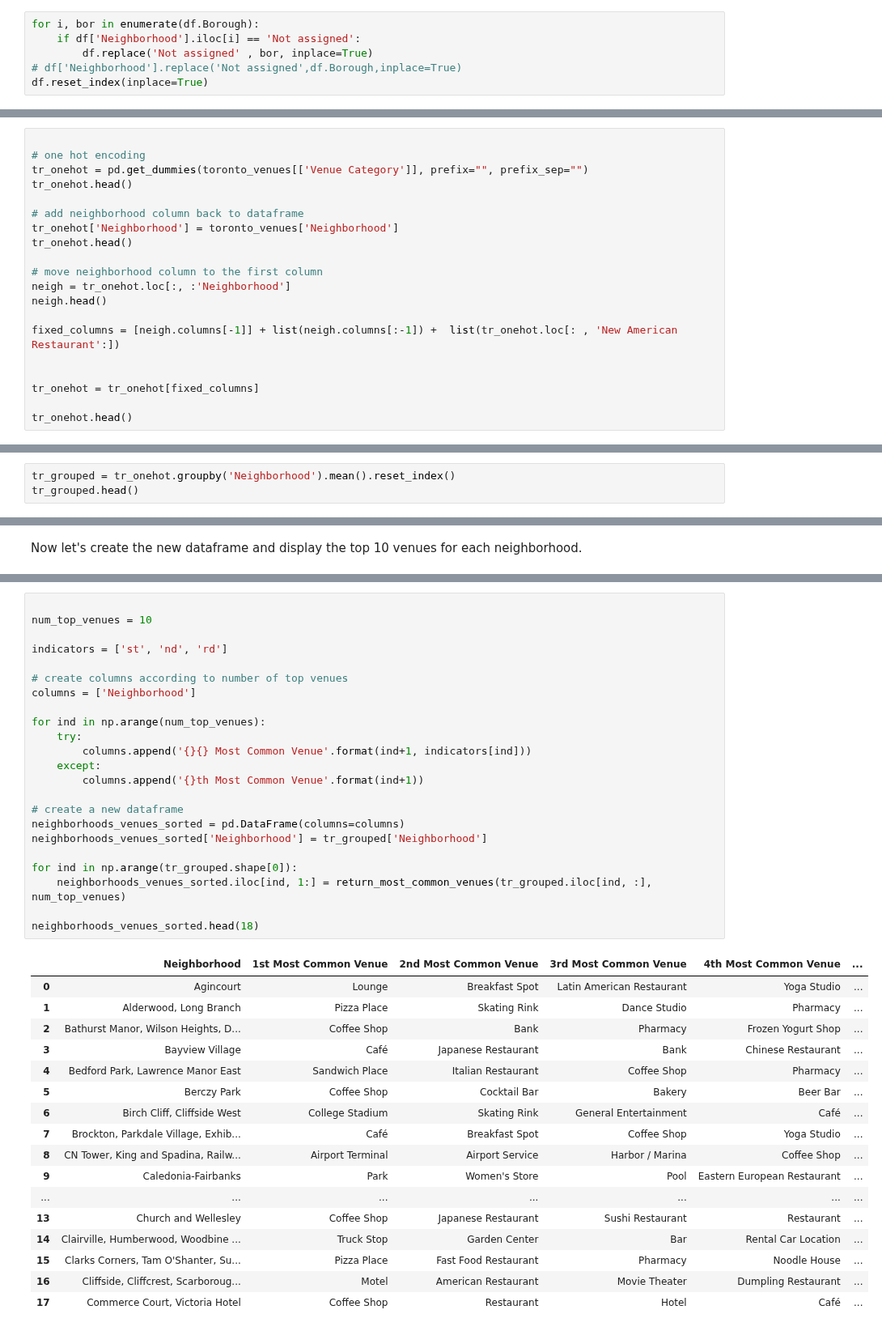
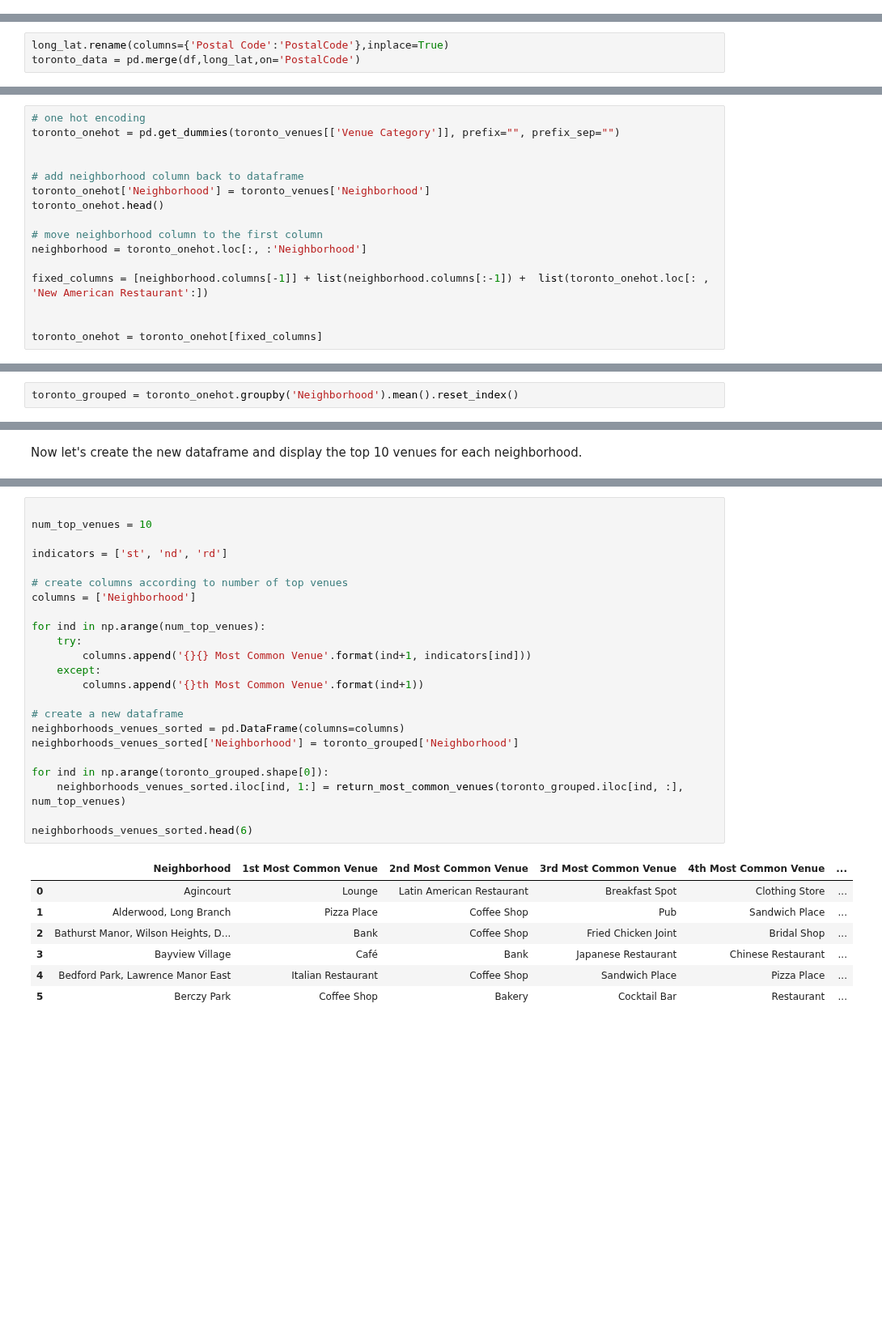
Before and after one commit to shivashamloo/Data-Science-Capstone, a Jupyter notebook: toronto clustering.ipynb, the cells around one changed output, grey strips where cells are left out. Shown at 81% size. Drawn from its saved outputs; the diff is of its cells as text; blank space fills up the shorter version.

Commit message:
Published from Watson Studio.

```diff
--- a/toronto clustering.ipynb
+++ b/toronto clustering.ipynb
@@ -46,6 +55,0 @@ Replacing the neighborhood with Not assigned values to their borough name.
-# %%
-for i, bor in enumerate(df.Borough):
-    if df['Neighborhood'].iloc[i] == 'Not assigned':
-        df.replace('Not assigned' , bor, inplace=True)
-# df['Neighborhood'].replace('Not assigned',df.Borough,inplace=True)
-df.reset_index(inplace=True)
@@ -78,0 +62,3 @@ toronto_data
+# %%
+long_lat.rename(columns={'Postal Code':'PostalCode'},inplace=True)
+toronto_data = pd.merge(df,long_lat,on='PostalCode')
@@ -153,20 +151,16 @@ toronto_venues.groupby('Neighborhood').count().head()
 # %%
+# one hot encoding
+toronto_onehot = pd.get_dummies(toronto_venues[['Venue Category']], prefix="", prefix_sep="")
 
-# one hot encoding
-tr_onehot = pd.get_dummies(toronto_venues[['Venue Category']], prefix="", prefix_sep="")
-tr_onehot.head()
 
 # add neighborhood column back to dataframe
-tr_onehot['Neighborhood'] = toronto_venues['Neighborhood']
-tr_onehot.head()
+toronto_onehot['Neighborhood'] = toronto_venues['Neighborhood']
+toronto_onehot.head()
 
 # move neighborhood column to the first column
-neigh = tr_onehot.loc[:, :'Neighborhood']
-neigh.head()
+neighborhood = toronto_onehot.loc[:, :'Neighborhood']
 
-fixed_columns = [neigh.columns[-1]] + list(neigh.columns[:-1]) +  list(tr_onehot.loc[: , 'New American Restaurant':])
+fixed_columns = [neighborhood.columns[-1]] + list(neighborhood.columns[:-1]) +  list(toronto_onehot.loc[: , 'New American Restaurant':])
 
 
-tr_onehot = tr_onehot[fixed_columns]
-
-tr_onehot.head()
+toronto_onehot = toronto_onehot[fixed_columns]
@@ -181,5 +167,4 @@ tr_onehot.head()
 # %% [markdown]
 Next, let's group rows by neighborhood and by taking the mean of the frequency of occurrence of each category
 # %%
-tr_grouped = tr_onehot.groupby('Neighborhood').mean().reset_index()
-tr_grouped.head()
+toronto_grouped = toronto_onehot.groupby('Neighborhood').mean().reset_index()
@@ -202,44 +179,34 @@ def return_most_common_venues(row, num_top_venues):
 # %%
 
 num_top_venues = 10
 
 indicators = ['st', 'nd', 'rd']
 
 # create columns according to number of top venues
 columns = ['Neighborhood']
 
 for ind in np.arange(num_top_venues):
     try:
         columns.append('{}{} Most Common Venue'.format(ind+1, indicators[ind]))
     except:
         columns.append('{}th Most Common Venue'.format(ind+1))
 
 # create a new dataframe
 neighborhoods_venues_sorted = pd.DataFrame(columns=columns)
-neighborhoods_venues_sorted['Neighborhood'] = tr_grouped['Neighborhood']
+neighborhoods_venues_sorted['Neighborhood'] = toronto_grouped['Neighborhood']
 
-for ind in np.arange(tr_grouped.shape[0]):
-    neighborhoods_venues_sorted.iloc[ind, 1:] = return_most_common_venues(tr_grouped.iloc[ind, :], num_top_venues)
+for ind in np.arange(toronto_grouped.shape[0]):
+    neighborhoods_venues_sorted.iloc[ind, 1:] = return_most_common_venues(toronto_grouped.iloc[ind, :], num_top_venues)
 
-neighborhoods_venues_sorted.head(18)
+neighborhoods_venues_sorted.head(6)
 # %% [output]
 |  | Neighborhood | 1st Most Common Venue | 2nd Most Common Venue | 3rd Most Common Venue | 4th Most Common Venue | ... |
-| 0 | Agincourt | Lounge | Breakfast Spot | Latin American Restaurant | Yoga Studio | ... |
-| 1 | Alderwood, Long Branch | Pizza Place | Skating Rink | Dance Studio | Pharmacy | ... |
-| 2 | Bathurst Manor, Wilson Heights, D... | Coffee Shop | Bank | Pharmacy | Frozen Yogurt Shop | ... |
-| 3 | Bayview Village | Café | Japanese Restaurant | Bank | Chinese Restaurant | ... |
-| 4 | Bedford Park, Lawrence Manor East | Sandwich Place | Italian Restaurant | Coffee Shop | Pharmacy | ... |
-| 5 | Berczy Park | Coffee Shop | Cocktail Bar | Bakery | Beer Bar | ... |
-| 6 | Birch Cliff, Cliffside West | College Stadium | Skating Rink | General Entertainment | Café | ... |
-| 7 | Brockton, Parkdale Village, Exhib... | Café | Breakfast Spot | Coffee Shop | Yoga Studio | ... |
-| 8 | CN Tower, King and Spadina, Railw... | Airport Terminal | Airport Service | Harbor / Marina | Coffee Shop | ... |
-| 9 | Caledonia-Fairbanks | Park | Women's Store | Pool | Eastern European Restaurant | ... |
-| ... | ... | ... | ... | ... | ... | ... |
-| 13 | Church and Wellesley | Coffee Shop | Japanese Restaurant | Sushi Restaurant | Restaurant | ... |
-| 14 | Clairville, Humberwood, Woodbine ... | Truck Stop | Garden Center | Bar | Rental Car Location | ... |
-| 15 | Clarks Corners, Tam O'Shanter, Su... | Pizza Place | Fast Food Restaurant | Pharmacy | Noodle House | ... |
-| 16 | Cliffside, Cliffcrest, Scarboroug... | Motel | American Restaurant | Movie Theater | Dumpling Restaurant | ... |
-| 17 | Commerce Court, Victoria Hotel | Coffee Shop | Restaurant | Hotel | Café | ... |
+| 0 | Agincourt | Lounge | Latin American Restaurant | Breakfast Spot | Clothing Store | ... |
+| 1 | Alderwood, Long Branch | Pizza Place | Coffee Shop | Pub | Sandwich Place | ... |
+| 2 | Bathurst Manor, Wilson Heights, D... | Bank | Coffee Shop | Fried Chicken Joint | Bridal Shop | ... |
+| 3 | Bayview Village | Café | Bank | Japanese Restaurant | Chinese Restaurant | ... |
+| 4 | Bedford Park, Lawrence Manor East | Italian Restaurant | Coffee Shop | Sandwich Place | Pizza Place | ... |
+| 5 | Berczy Park | Coffee Shop | Bakery | Cocktail Bar | Restaurant | ... |
 # %% [markdown]
 Clustering
 # %%
```
Also changed, not shown: parts of 22 cells of this notebook.
